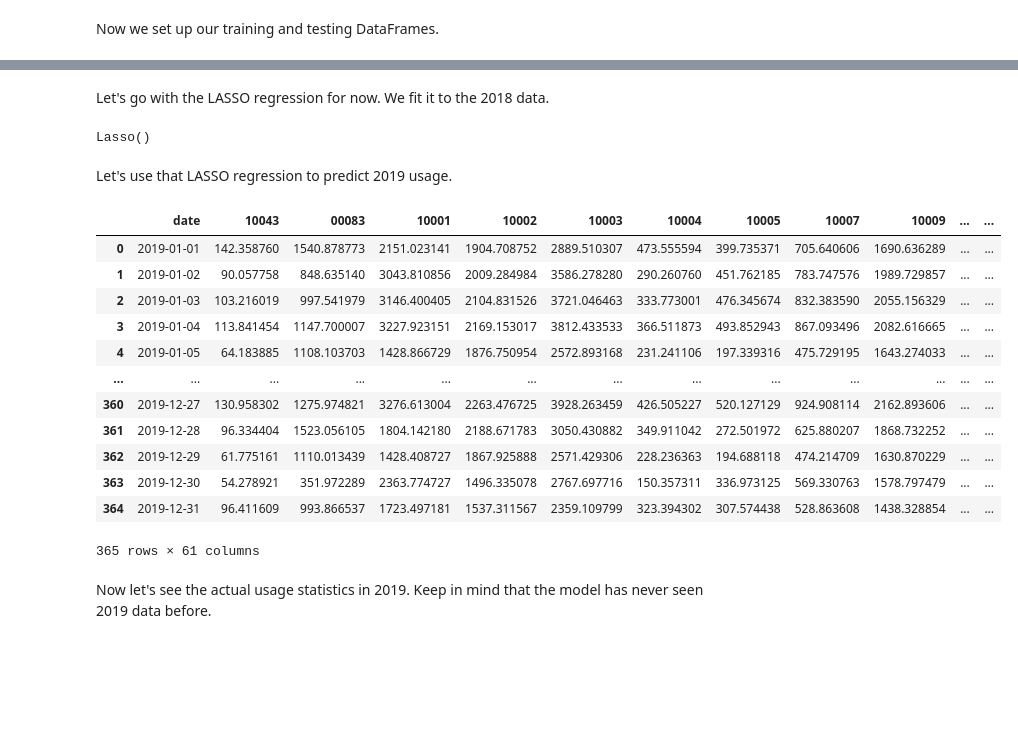
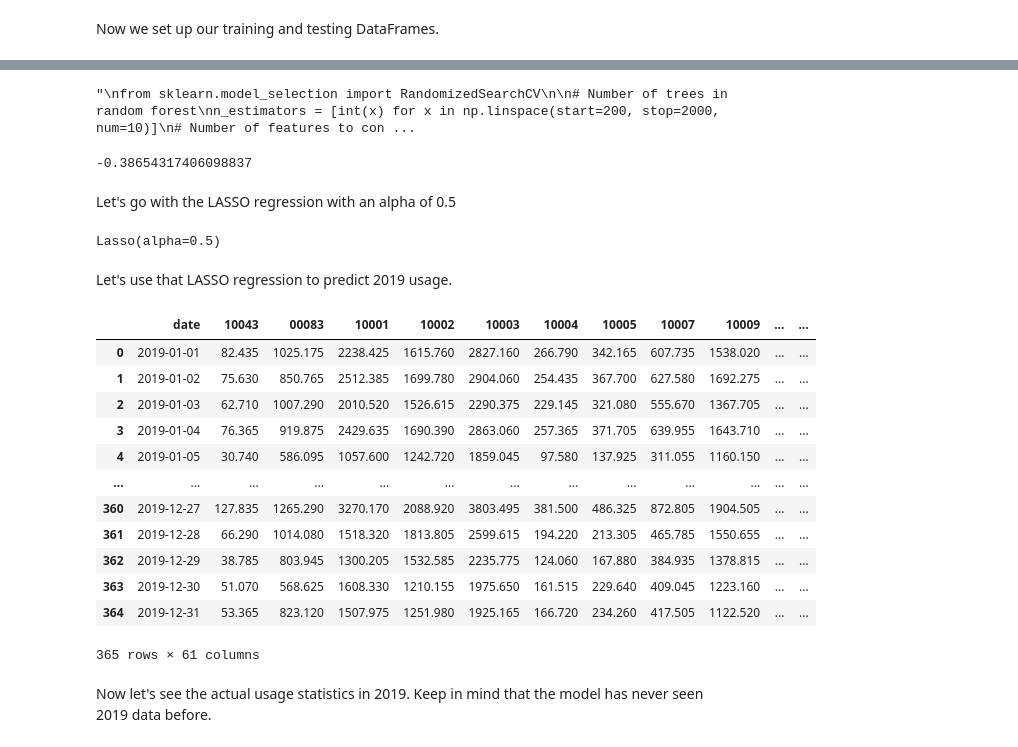
Before and after one commit to bnei/NYCBikes, a Jupyter notebook: citibike_final.ipynb, the cells around one changed output, grey strips where cells are left out. Saved outputs shown, nothing was run; the diff lists cells and outputs as text; code cells hidden in the pictures; blank space fills up the shorter version.

```diff
--- a/citibike_final.ipynb
+++ b/citibike_final.ipynb
@@ -436,2 +457,0 @@ lassoModel = linear_model.Lasso(alpha =  2)
-# %%
-linModel.fit(X_train, y_train)
@@ -475,31 +520,79 @@ The support vector regressor's RMSE is -405.5140198748544
+# %%
+#Random Forest
+
+'''
+from sklearn.model_selection import RandomizedSearchCV
+
+# Number of trees in random forest
+n_estimators = [int(x) for x in np.linspace(start=200, stop=2000, num=10)]
+# Number of features to consider at every split
+max_features = ['auto', 'sqrt']
+# Maximum number of levels in tree
+max_depth = [int(x) for x in np.linspace(10, 110, num=11)]
+max_depth.append(None)
+# Minimum number of samples required to split a node
+min_samples_split = [2, 5, 10]
+# Minimum number of samples required at each leaf node
+min_samples_leaf = [1, 2, 4]
+# Method of selecting samples for training each tree
+bootstrap = [True, False]
+
+random_grid = {'n_estimators': n_estimators,
+               'max_features': max_features,
+               'max_depth': max_depth,
+               'min_samples_split': min_samples_split,
+               'min_samples_leaf': min_samples_leaf,
+               'bootstrap': bootstrap}
+
+rf = ensemble.RandomForestRegressor()
+rf_random = RandomizedSearchCV(estimator = rf, param_distributions = random_grid, n_iter = 100, cv = 5, verbose=2, random_state=42, n_jobs = -1)
+
+rf_random.fit(X_train, y_train)
+
+'''
+# %% [output]
+"\nfrom sklearn.model_selection import RandomizedSearchCV\n\n# Number of trees in random forest\nn_estimators = [int(x) for x in np.linspace(start=200, stop=2000, num=10)]\n# Number of features to con ...
+# %%
+rf_model = ensemble.RandomForestRegressor(max_depth = 50, max_features = 'sqrt', n_estimators = 200)
+rf_model.fit(X_train, y_train)
+
+forestModelResults = model_selection.cross_validate(rf_model, X_train, y_train, scoring = ['neg_mean_absolute_percentage_error'])
+forestMAPE = sum(forestModelResults['test_neg_mean_absolute_percentage_error'])/len(forestModelResults['test_neg_mean_absolute_percentage_error'])
+
+print(forestMAPE)
+
+
+#best_rf_mape = metrics.mean_absolute_percentage_error()
+# %% [output]
+-0.38654317406098837
 # %% [markdown]
-Let's go with the LASSO regression for now. We fit it to the 2018 data.
+Let's go with the LASSO regression with an alpha of 0.5
 # %%
-lassoFinalModel = linear_model.Lasso()
+lassoFinalModel = linear_model.Lasso(alpha=0.5)
 lassoFinalModel.fit(X_train, y_train)
 # %% [output]
-Lasso()
+Lasso(alpha=0.5)
 # %% [markdown]
 Let's use that LASSO regression to predict 2019 usage.
 # %%
-y_pred = lassoFinalModel.predict(X_test)
+y_pred = rf_model.predict(X_test)
 predictionDF = pd.DataFrame(y_pred)
 predictionDF.columns = y_test.columns
 predictionDF.insert(loc=0, column='date', value=daterange2019)
 predictionDF
 # %% [output]
 |  | date | 10043 | 00083 | 10001 | 10002 | 10003 | 10004 | 10005 | 10007 | 10009 | ... | ... |
-| 0 | 2019-01-01 | 142.358760 | 1540.878773 | 2151.023141 | 1904.708752 | 2889.510307 | 473.555594 | 399.735371 | 705.640606 | 1690.636289 | ... | ... |
-| 1 | 2019-01-02 | 90.057758 | 848.635140 | 3043.810856 | 2009.284984 | 3586.278280 | 290.260760 | 451.762185 | 783.747576 | 1989.729857 | ... | ... |
-| 2 | 2019-01-03 | 103.216019 | 997.541979 | 3146.400405 | 2104.831526 | 3721.046463 | 333.773001 | 476.345674 | 832.383590 | 2055.156329 | ... | ... |
-| 3 | 2019-01-04 | 113.841454 | 1147.700007 | 3227.923151 | 2169.153017 | 3812.433533 | 366.511873 | 493.852943 | 867.093496 | 2082.616665 | ... | ... |
-| 4 | 2019-01-05 | 64.183885 | 1108.103703 | 1428.866729 | 1876.750954 | 2572.893168 | 231.241106 | 197.339316 | 475.729195 | 1643.274033 | ... | ... |
+| 0 | 2019-01-01 | 82.435 | 1025.175 | 2238.425 | 1615.760 | 2827.160 | 266.790 | 342.165 | 607.735 | 1538.020 | ... | ... |
+| 1 | 2019-01-02 | 75.630 | 850.765 | 2512.385 | 1699.780 | 2904.060 | 254.435 | 367.700 | 627.580 | 1692.275 | ... | ... |
+| 2 | 2019-01-03 | 62.710 | 1007.290 | 2010.520 | 1526.615 | 2290.375 | 229.145 | 321.080 | 555.670 | 1367.705 | ... | ... |
+| 3 | 2019-01-04 | 76.365 | 919.875 | 2429.635 | 1690.390 | 2863.060 | 257.365 | 371.705 | 639.955 | 1643.710 | ... | ... |
+| 4 | 2019-01-05 | 30.740 | 586.095 | 1057.600 | 1242.720 | 1859.045 | 97.580 | 137.925 | 311.055 | 1160.150 | ... | ... |
 | ... | ... | ... | ... | ... | ... | ... | ... | ... | ... | ... | ... | ... |
-| 360 | 2019-12-27 | 130.958302 | 1275.974821 | 3276.613004 | 2263.476725 | 3928.263459 | 426.505227 | 520.127129 | 924.908114 | 2162.893606 | ... | ... |
-| 361 | 2019-12-28 | 96.334404 | 1523.056105 | 1804.142180 | 2188.671783 | 3050.430882 | 349.911042 | 272.501972 | 625.880207 | 1868.732252 | ... | ... |
-| 362 | 2019-12-29 | 61.775161 | 1110.013439 | 1428.408727 | 1867.925888 | 2571.429306 | 228.236363 | 194.688118 | 474.214709 | 1630.870229 | ... | ... |
-| 363 | 2019-12-30 | 54.278921 | 351.972289 | 2363.774727 | 1496.335078 | 2767.697716 | 150.357311 | 336.973125 | 569.330763 | 1578.797479 | ... | ... |
-| 364 | 2019-12-31 | 96.411609 | 993.866537 | 1723.497181 | 1537.311567 | 2359.109799 | 323.394302 | 307.574438 | 528.863608 | 1438.328854 | ... | ... |
+| 360 | 2019-12-27 | 127.835 | 1265.290 | 3270.170 | 2088.920 | 3803.495 | 381.500 | 486.325 | 872.805 | 1904.505 | ... | ... |
+| 361 | 2019-12-28 | 66.290 | 1014.080 | 1518.320 | 1813.805 | 2599.615 | 194.220 | 213.305 | 465.785 | 1550.655 | ... | ... |
+| 362 | 2019-12-29 | 38.785 | 803.945 | 1300.205 | 1532.585 | 2235.775 | 124.060 | 167.880 | 384.935 | 1378.815 | ... | ... |
+| 363 | 2019-12-30 | 51.070 | 568.625 | 1608.330 | 1210.155 | 1975.650 | 161.515 | 229.640 | 409.045 | 1223.160 | ... | ... |
+| 364 | 2019-12-31 | 53.365 | 823.120 | 1507.975 | 1251.980 | 1925.165 | 166.720 | 234.260 | 417.505 | 1122.520 | ... | ... |
 365 rows × 61 columns
 # %% [markdown]
 Now let's see the actual usage statistics in 2019. Keep in mind that the model has never seen 2019 data before.
```
Also changed, not shown: parts of 19 cells of this notebook, 4 other files.
